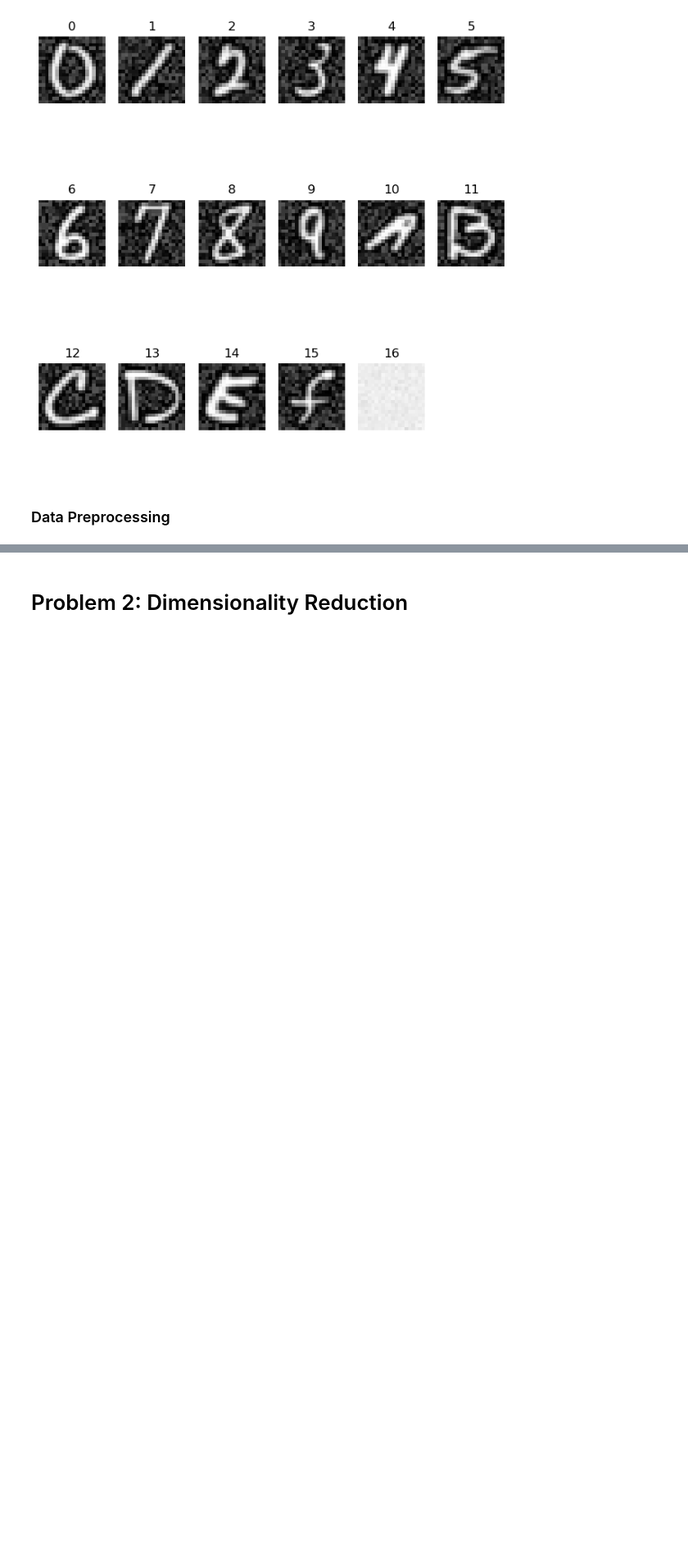
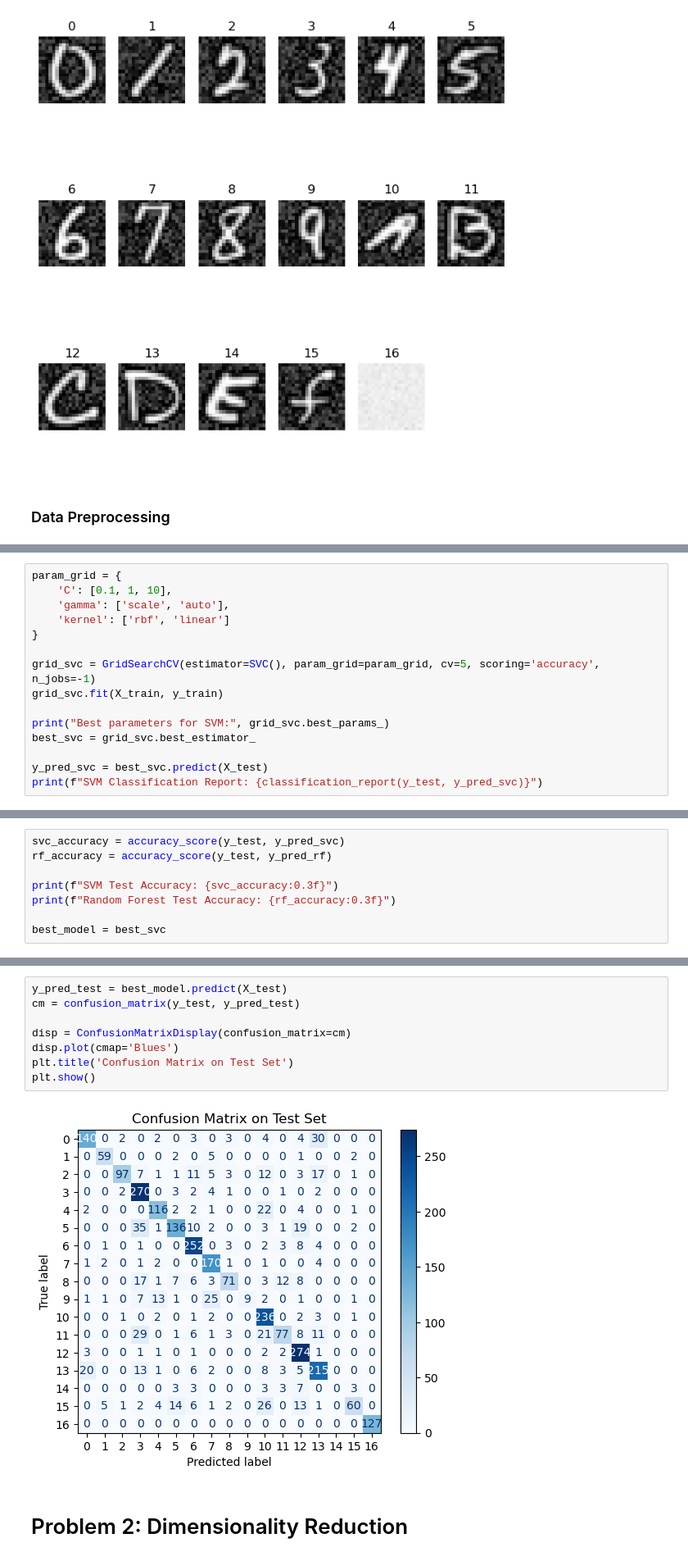
Before and after one commit to Smuch12/Digit-recognizer, a Jupyter notebook: digit_recognizer.ipynb, the cells around one changed output, grey strips where cells are left out. Shown: that part at 82% size. Cells and saved outputs as stored; diff of their text form; blank space fills up the shorter version.

```diff
--- a/digit_recognizer.ipynb
+++ b/digit_recognizer.ipynb
@@ -66,0 +70,15 @@ plt.show()
+# %%
+param_grid = {
+    'C': [0.1, 1, 10],
+    'gamma': ['scale', 'auto'],
+    'kernel': ['rbf', 'linear']
+}
+
+grid_svc = GridSearchCV(estimator=SVC(), param_grid=param_grid, cv=5, scoring='accuracy', n_jobs=-1)
+grid_svc.fit(X_train, y_train)
+
+print("Best parameters for SVM:", grid_svc.best_params_)
+best_svc = grid_svc.best_estimator_
+
+y_pred_svc = best_svc.predict(X_test)
+print(f"SVM Classification Report: {classification_report(y_test, y_pred_svc)}")
@@ -66,0 +143,8 @@ plt.show()
+# %%
+svc_accuracy = accuracy_score(y_test, y_pred_svc)
+rf_accuracy = accuracy_score(y_test, y_pred_rf)
+
+print(f"SVM Test Accuracy: {svc_accuracy:0.3f}")
+print(f"Random Forest Test Accuracy: {rf_accuracy:0.3f}")
+
+best_model = best_svc
@@ -67,3 +188,13 @@ plt.show()
+# %%
+y_pred_test = best_model.predict(X_test)
+cm = confusion_matrix(y_test, y_pred_test)
+
+disp = ConfusionMatrixDisplay(confusion_matrix=cm)
+disp.plot(cmap='Blues')
+plt.title('Confusion Matrix on Test Set')
+plt.show()
+# %% [output]
+[figure, added]
 # %% [markdown]
 # Problem 2: Dimensionality Reduction
 # %%
```
Also changed, not shown: parts of 14 cells of this notebook, 1 other file.
